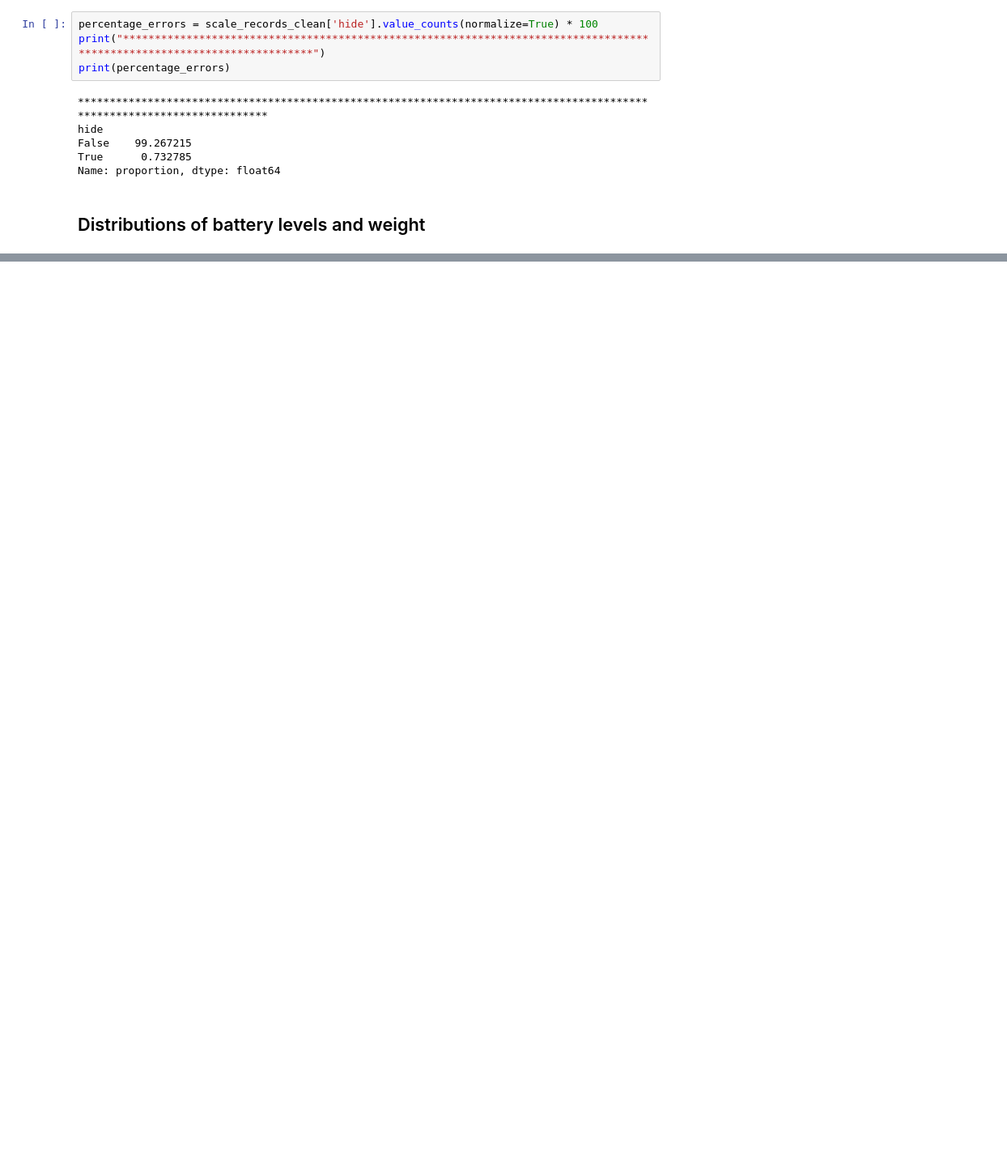
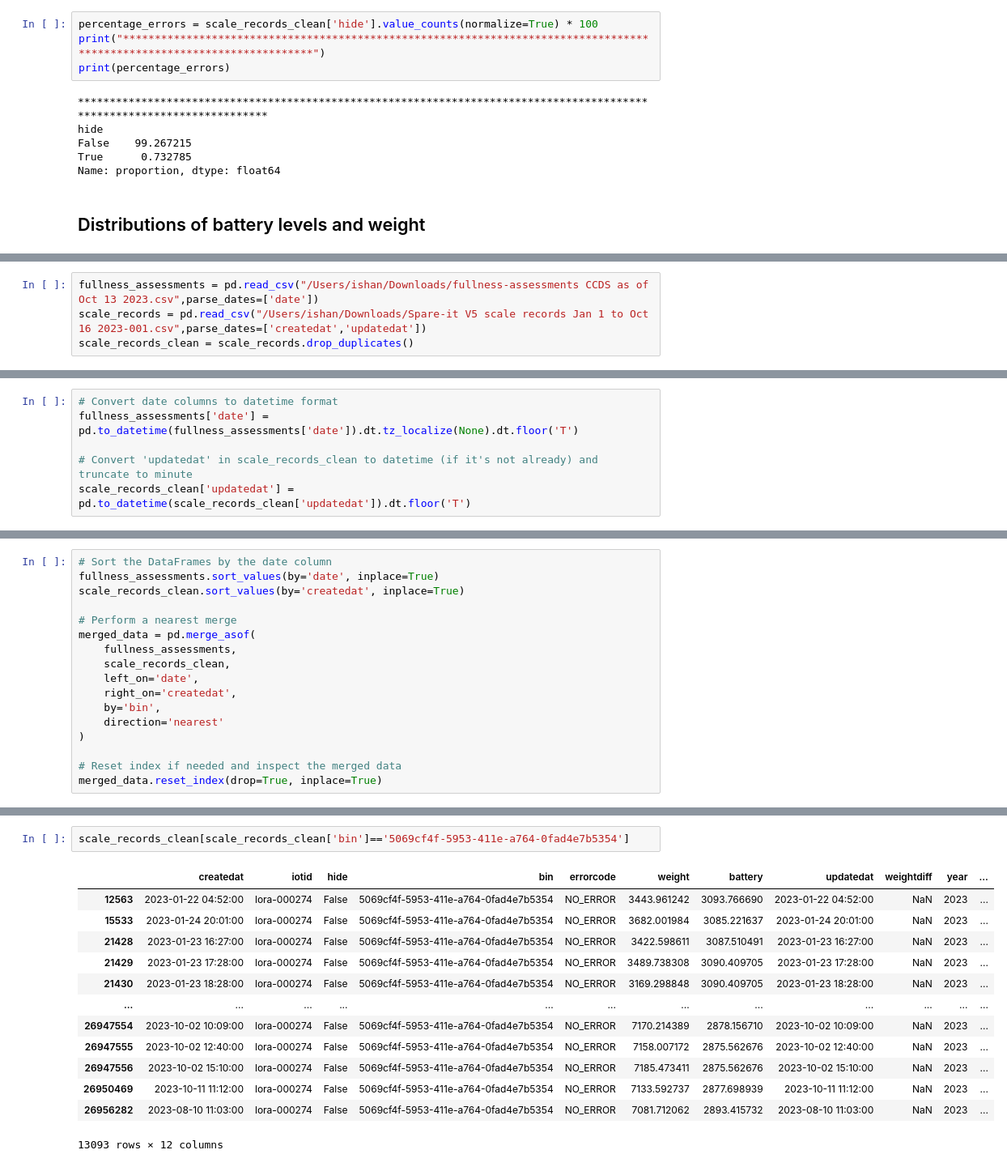
Before and after one commit to BU-Spark/ds-spare-it-scale-calib, a Jupyter notebook: fa23-team/eda.ipynb, the cells around one changed output, grey strips where cells are left out. Shown: that part at 81% size. Cells and saved outputs as stored; diff of their text form; blank space fills up the shorter version.

```diff
--- a/fa23-team/eda.ipynb
+++ b/fa23-team/eda.ipynb
@@ -257,0 +350,4 @@ plt.show()
+# %%
+fullness_assessments = pd.read_csv("/Users/ishan/Downloads/fullness-assessments CCDS as of Oct 13 2023.csv",parse_dates=['date'])
+scale_records = pd.read_csv("/Users/ishan/Downloads/Spare-it V5 scale records Jan 1 to Oct 16 2023-001.csv",parse_dates=['createdat','updatedat'])
+scale_records_clean = scale_records.drop_duplicates()
@@ -257,0 +427,6 @@ plt.show()
+# %%
+# Convert date columns to datetime format
+fullness_assessments['date'] = pd.to_datetime(fullness_assessments['date']).dt.tz_localize(None).dt.floor('T')
+
+# Convert 'updatedat' in scale_records_clean to datetime (if it's not already) and truncate to minute
+scale_records_clean['updatedat'] = pd.to_datetime(scale_records_clean['updatedat']).dt.floor('T')
@@ -257,0 +464,17 @@ plt.show()
+# %%
+# Sort the DataFrames by the date column
+fullness_assessments.sort_values(by='date', inplace=True)
+scale_records_clean.sort_values(by='createdat', inplace=True)
+
+# Perform a nearest merge
+merged_data = pd.merge_asof(
+    fullness_assessments,
+    scale_records_clean,
+    left_on='date',
+    right_on='createdat',
+    by='bin',
+    direction='nearest'
+)
+
+# Reset index if needed and inspect the merged data
+merged_data.reset_index(drop=True, inplace=True)
@@ -257,0 +535,16 @@ plt.show()
+# %%
+scale_records_clean[scale_records_clean['bin']=='5069cf4f-5953-411e-a764-0fad4e7b5354']
+# %% [output]
+|  | createdat | iotid | hide | bin | errorcode | weight | battery | updatedat | weightdiff | year | ... |
+| 12563 | 2023-01-22 04:52:00 | lora-000274 | False | 5069cf4f-5953-411e-a764-0fad4e7b5354 | NO_ERROR | 3443.961242 | 3093.766690 | 2023-01-22 04:52:00 | NaN | 2023 | ... |
+| 15533 | 2023-01-24 20:01:00 | lora-000274 | False | 5069cf4f-5953-411e-a764-0fad4e7b5354 | NO_ERROR | 3682.001984 | 3085.221637 | 2023-01-24 20:01:00 | NaN | 2023 | ... |
+| 21428 | 2023-01-23 16:27:00 | lora-000274 | False | 5069cf4f-5953-411e-a764-0fad4e7b5354 | NO_ERROR | 3422.598611 | 3087.510491 | 2023-01-23 16:27:00 | NaN | 2023 | ... |
+| 21429 | 2023-01-23 17:28:00 | lora-000274 | False | 5069cf4f-5953-411e-a764-0fad4e7b5354 | NO_ERROR | 3489.738308 | 3090.409705 | 2023-01-23 17:28:00 | NaN | 2023 | ... |
+| 21430 | 2023-01-23 18:28:00 | lora-000274 | False | 5069cf4f-5953-411e-a764-0fad4e7b5354 | NO_ERROR | 3169.298848 | 3090.409705 | 2023-01-23 18:28:00 | NaN | 2023 | ... |
+| ... | ... | ... | ... | ... | ... | ... | ... | ... | ... | ... | ... |
+| 26947554 | 2023-10-02 10:09:00 | lora-000274 | False | 5069cf4f-5953-411e-a764-0fad4e7b5354 | NO_ERROR | 7170.214389 | 2878.156710 | 2023-10-02 10:09:00 | NaN | 2023 | ... |
+| 26947555 | 2023-10-02 12:40:00 | lora-000274 | False | 5069cf4f-5953-411e-a764-0fad4e7b5354 | NO_ERROR | 7158.007172 | 2875.562676 | 2023-10-02 12:40:00 | NaN | 2023 | ... |
+| 26947556 | 2023-10-02 15:10:00 | lora-000274 | False | 5069cf4f-5953-411e-a764-0fad4e7b5354 | NO_ERROR | 7185.473411 | 2875.562676 | 2023-10-02 15:10:00 | NaN | 2023 | ... |
+| 26950469 | 2023-10-11 11:12:00 | lora-000274 | False | 5069cf4f-5953-411e-a764-0fad4e7b5354 | NO_ERROR | 7133.592737 | 2877.698939 | 2023-10-11 11:12:00 | NaN | 2023 | ... |
+| 26956282 | 2023-08-10 11:03:00 | lora-000274 | False | 5069cf4f-5953-411e-a764-0fad4e7b5354 | NO_ERROR | 7081.712062 | 2893.415732 | 2023-08-10 11:03:00 | NaN | 2023 | ... |
+13093 rows × 12 columns
```
Also changed, not shown: parts of 34 cells of this notebook.
